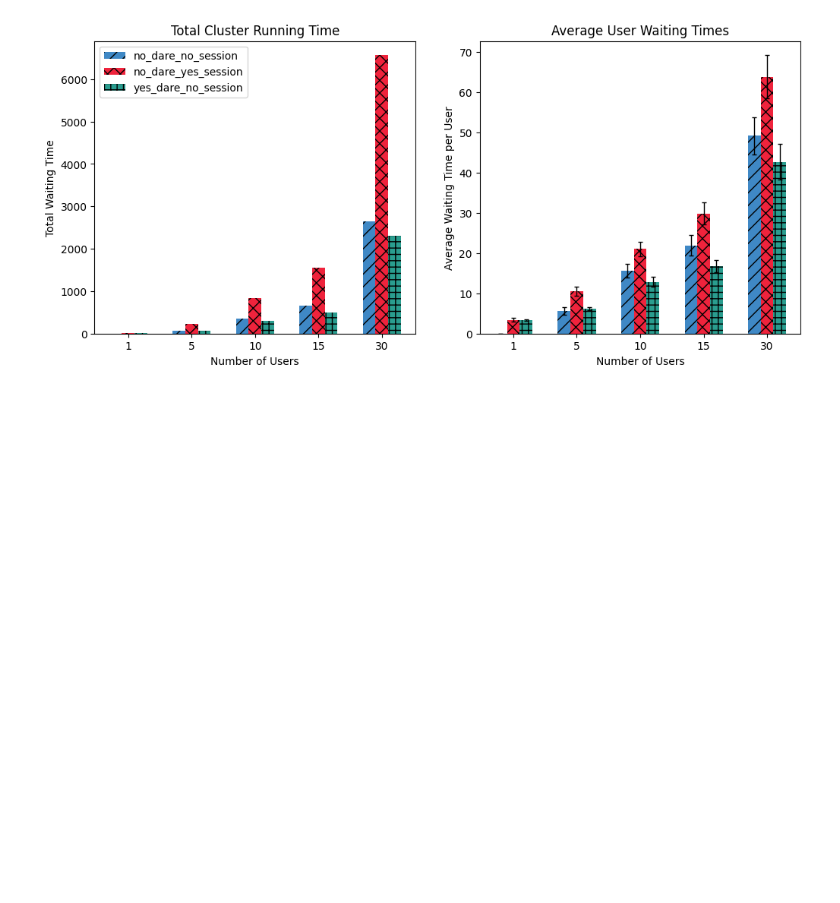
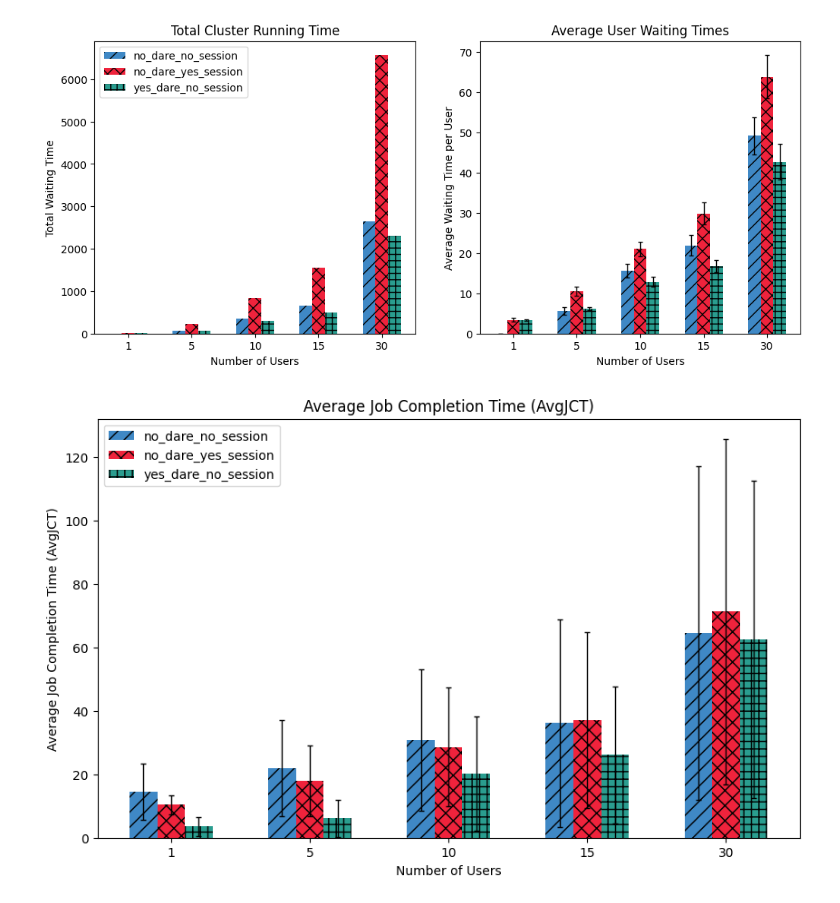
Before and after one commit to MatteoMendula/DARE-ML, a Jupyter notebook: plots/plots.ipynb, the cells around one changed output. Saved outputs shown, nothing was run; the diff lists cells and outputs as text; code cells hidden in the pictures; blank space fills up the shorter version.

```diff
--- a/plots/plots.ipynb
+++ b/plots/plots.ipynb
@@ -175,0 +217,69 @@ Total waiting time yes_dare_no_session:  2303.9945743083954
+# %%
+import numpy as np
+import matplotlib.pyplot as plt
+
+number_of_user = [1, 5, 10, 15, 30]
+n_clusters = len(number_of_user)
+
+# Bar width and positions
+bar_width = 0.2
+x = np.arange(n_clusters)
+
+# Titles and settings for plotting
+title = 'Average Job Completion Time (AvgJCT)'
+
+# Data lists for each configuration
+avg_jct_no_dare_no_session = []
+avg_jct_no_dare_yes_session = []
+avg_jct_yes_dare_no_session = []
+
+std_jct_no_dare_no_session = []
+std_jct_no_dare_yes_session = []
+std_jct_yes_dare_no_session = []
+
+colors = ["#3f88c5", "#ef233c", "#2a9d8f"]
+hatch = ['//', 'xx', '++']
+
+for n_users in number_of_user:
+    # Load task records from the CSV files
+    file_path_no_dare_no_session = f'../results/{n_users}_users_3_tasks/task_records_users_{n_users}_tasks_3_seed_10_scheduling_fifo_range_0.01_0.1_dare_False_session_False_v2.csv'
+    file_path_no_dare_yes_session = f'../results/{n_users}_users_3_tasks/task_records_users_{n_users}_tasks_3_seed_10_scheduling_fifo_range_0.01_0.1_dare_False_session_True_v2.csv'
+    file_path_yes_dare_no_session = f'../results/{n_users}_users_3_tasks/task_records_users_{n_users}_tasks_3_seed_10_scheduling_fifo_range_0.01_0.1_dare_True_session_False_v2.csv'
+
+    task_records_no_dare_no_session = load_task_records(file_path_no_dare_no_session)
+    task_records_no_dare_yes_session = load_task_records(file_path_no_dare_yes_session)
+    task_records_yes_dare_no_session = load_task_records(file_path_yes_dare_no_session)
+
+    # Calculate AvgJCT and standard deviation for each configuration
+    avg_jct_no_dare_no_session.append(calculate_avg_jct(task_records_no_dare_no_session))
+    avg_jct_no_dare_yes_session.append(calculate_avg_jct(task_records_no_dare_yes_session))
+    avg_jct_yes_dare_no_session.append(calculate_avg_jct(task_records_yes_dare_no_session))
+
+    std_jct_no_dare_no_session.append(calculate_jct_std(task_records_no_dare_no_session))
+    std_jct_no_dare_yes_session.append(calculate_jct_std(task_records_no_dare_yes_session))
+    std_jct_yes_dare_no_session.append(calculate_jct_std(task_records_yes_dare_no_session))
+
+# Organize data for plotting
+avg_jct = [avg_jct_no_dare_no_session, avg_jct_no_dare_yes_session, avg_jct_yes_dare_no_session]
+std_jct = [std_jct_no_dare_no_session, std_jct_no_dare_yes_session, std_jct_yes_dare_no_session]
+
+# Create a bar chart for Average Job Completion Time (AvgJCT)
+plt.figure(figsize=(10, 6))
+
+for i, avg in enumerate(avg_jct):
+    plt.bar(x + i * bar_width, avg, bar_width,
+            label=['no_dare_no_session', 'no_dare_yes_session', 'yes_dare_no_session'][i],
+            yerr=std_jct[i], error_kw=dict(lw=1, capsize=2, capthick=1, color="gray"),
+            color=colors[i], hatch=hatch[i])
+
+# Set plot titles, labels, and legends
+plt.title(title)
+plt.xlabel('Number of Users')
+plt.ylabel('Average Job Completion Time (AvgJCT)')
+plt.xticks(x + bar_width, number_of_user)
+plt.legend()
+
+# Show the plot
+plt.show()
+# %% [output]
+[figure, added]
```
Also changed, not shown: parts of 2 cells of this notebook.
